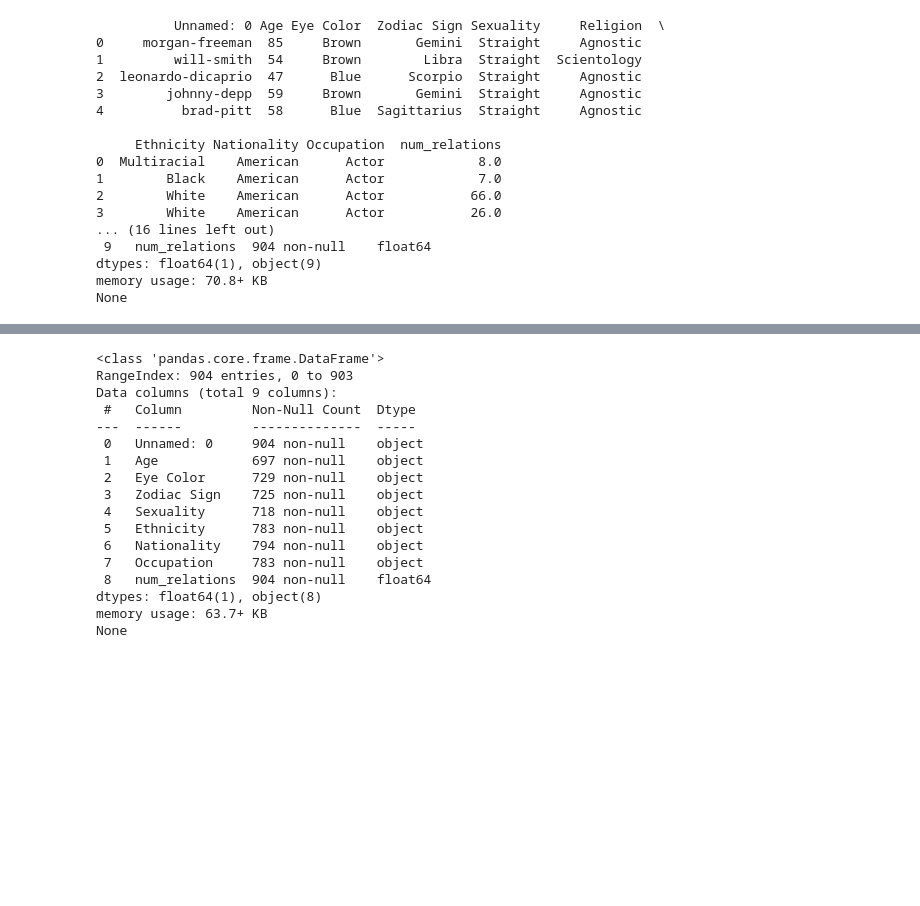
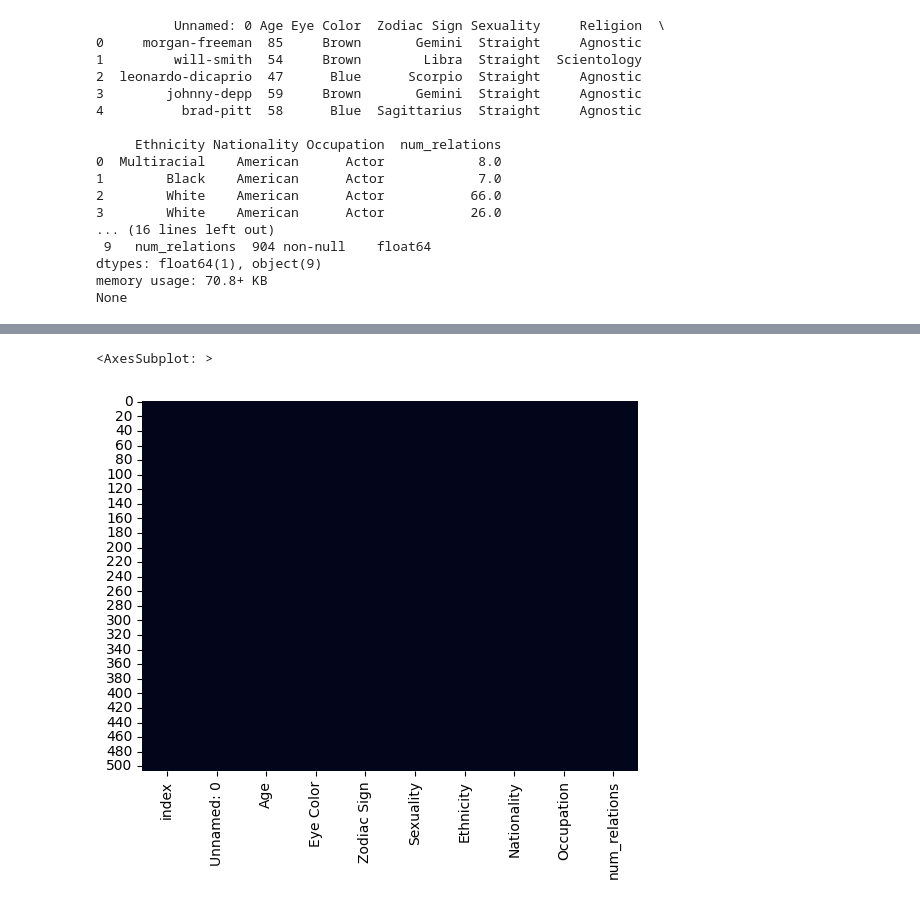
Before and after one commit to claireguyatt/Whos-Dated-Who, a Jupyter notebook: WDW.ipynb, the cells around one changed output, grey strips where cells are left out. Drawn from its saved outputs; the diff is of its cells as text; code cells hidden in the pictures; blank space fills up the shorter version.

```diff
--- a/WDW.ipynb
+++ b/WDW.ipynb
@@ -62,21 +74,13 @@ dtype: float64
 # %%
-# Religion feature has ~60% missing values --> drop Religion column
+# PREPROCESSING
+
+# Religion feature still has ~50% missing values --> drop Religion column
 wdw_df = wdw_df.drop(['Religion'], axis=1)
+
+# for other missing data: less than 4%, remove those rows
+wdw_df = wdw_df.dropna()
+wdw_df = wdw_df.reset_index()
+sns.heatmap(wdw_df.isnull(), cbar=False)
 # %% [output]
-<class 'pandas.core.frame.DataFrame'>
-RangeIndex: 904 entries, 0 to 903
-Data columns (total 9 columns):
- #   Column         Non-Null Count  Dtype
----  ------         --------------  -----
- 0   Unnamed: 0     904 non-null    object
- 1   Age            697 non-null    object
- 2   Eye Color      729 non-null    object
- 3   Zodiac Sign    725 non-null    object
- 4   Sexuality      718 non-null    object
- 5   Ethnicity      783 non-null    object
- 6   Nationality    794 non-null    object
- 7   Occupation     783 non-null    object
- 8   num_relations  904 non-null    float64
-dtypes: float64(1), object(8)
-memory usage: 63.7+ KB
-None
+<AxesSubplot: >
+[figure, added]
```
Also changed, not shown: parts of 13 cells of this notebook, 4 other files.
